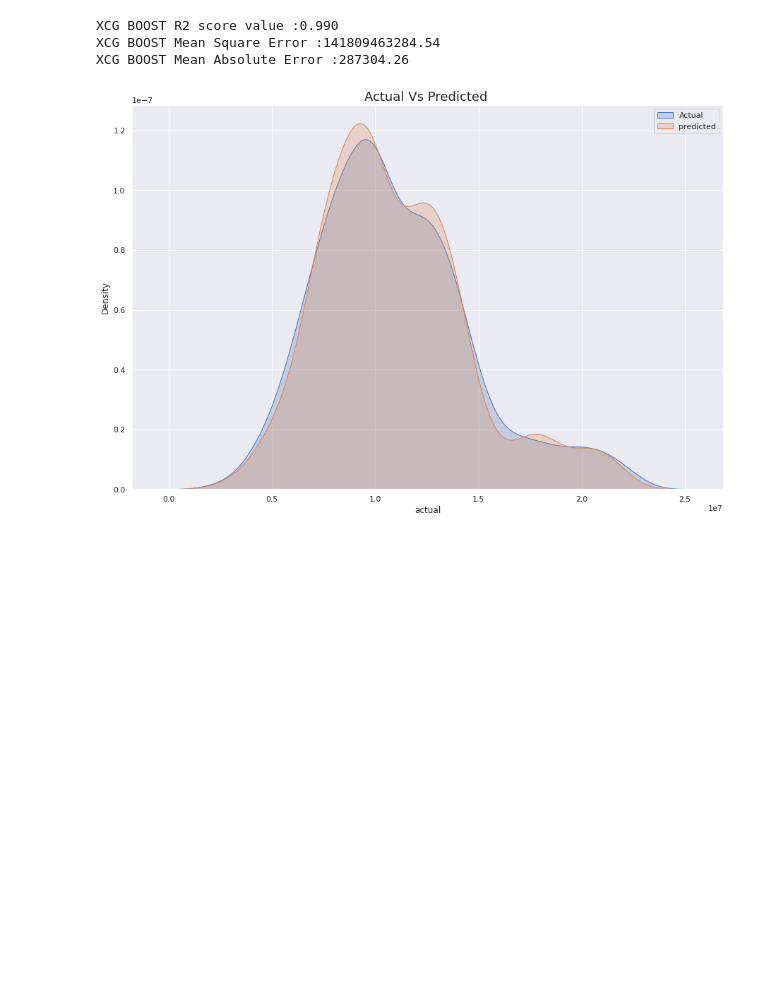
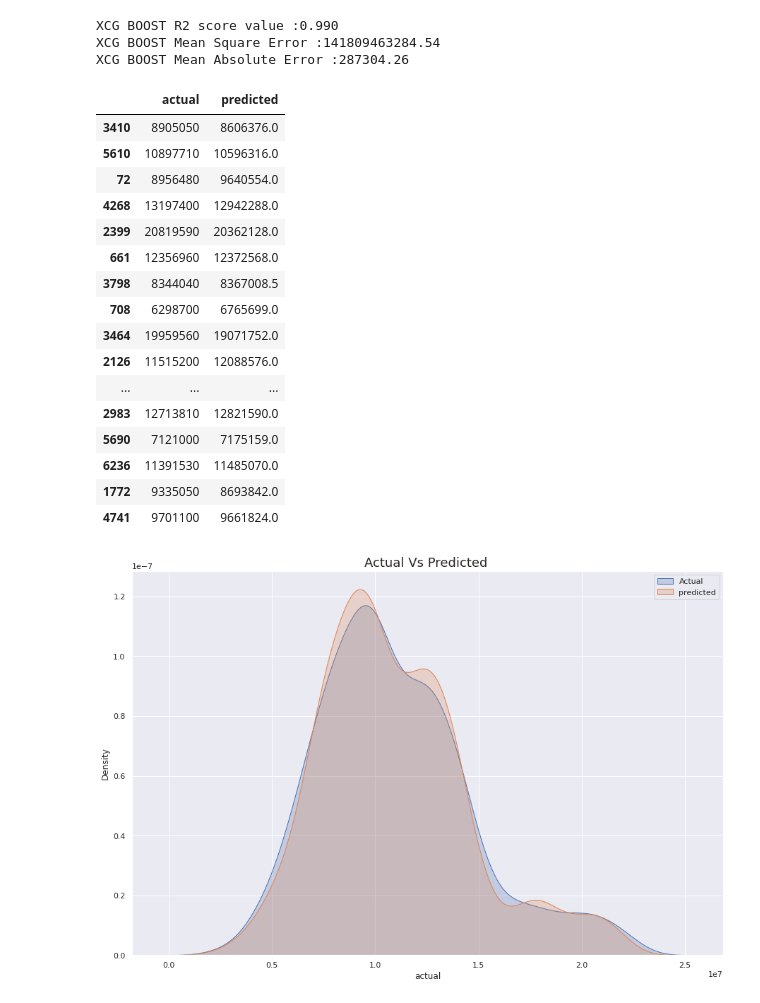
Before and after one commit to VARADHASARASVATHI/GuviProject, a Jupyter notebook: HousePricingPrediction_Varadharajan.ipynb, the cells around one changed output. Saved outputs shown, nothing was run; the diff lists cells and outputs as text; code cells hidden in the pictures; blank space fills up the shorter version.

```diff
--- a/HousePricingPrediction_Varadharajan.ipynb
+++ b/HousePricingPrediction_Varadharajan.ipynb
@@ -1404,8 +1400,27 @@ XCG BOOST Mean Absolute Error :287304.26
 # %%
 xcg_reg_predicted = pd.DataFrame({
     'actual':y_test,
     'predicted':xcg_y_predict.flatten()
 })
+xcg_reg_predicted.head(20)
+# %% [output]
+|  | actual | predicted |
+| 3410 | 8905050 | 8606376.0 |
+| 5610 | 10897710 | 10596316.0 |
+| 72 | 8956480 | 9640554.0 |
+| 4268 | 13197400 | 12942288.0 |
+| 2399 | 20819590 | 20362128.0 |
+| 661 | 12356960 | 12372568.0 |
+| 3798 | 8344040 | 8367008.5 |
+| 708 | 6298700 | 6765699.0 |
+| 3464 | 19959560 | 19071752.0 |
+| 2126 | 11515200 | 12088576.0 |
+| ... | ... | ... |
+| 2983 | 12713810 | 12821590.0 |
+| 5690 | 7121000 | 7175159.0 |
+| 6236 | 11391530 | 11485070.0 |
+| 1772 | 9335050 | 8693842.0 |
+| 4741 | 9701100 | 9661824.0 |
 # %%
 plt.figure(figsize=(15,10))
 plt.title("Actual Vs Predicted ", size=18)
```
Also changed, not shown: parts of 33 cells of this notebook.
